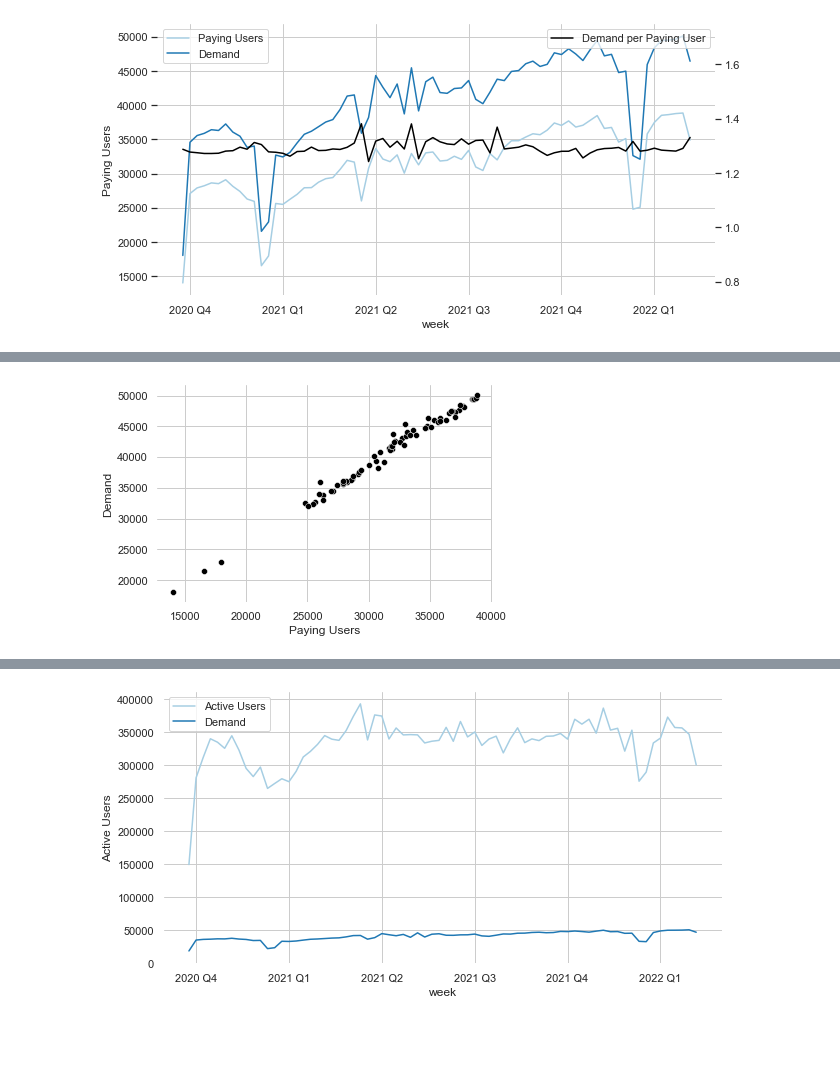
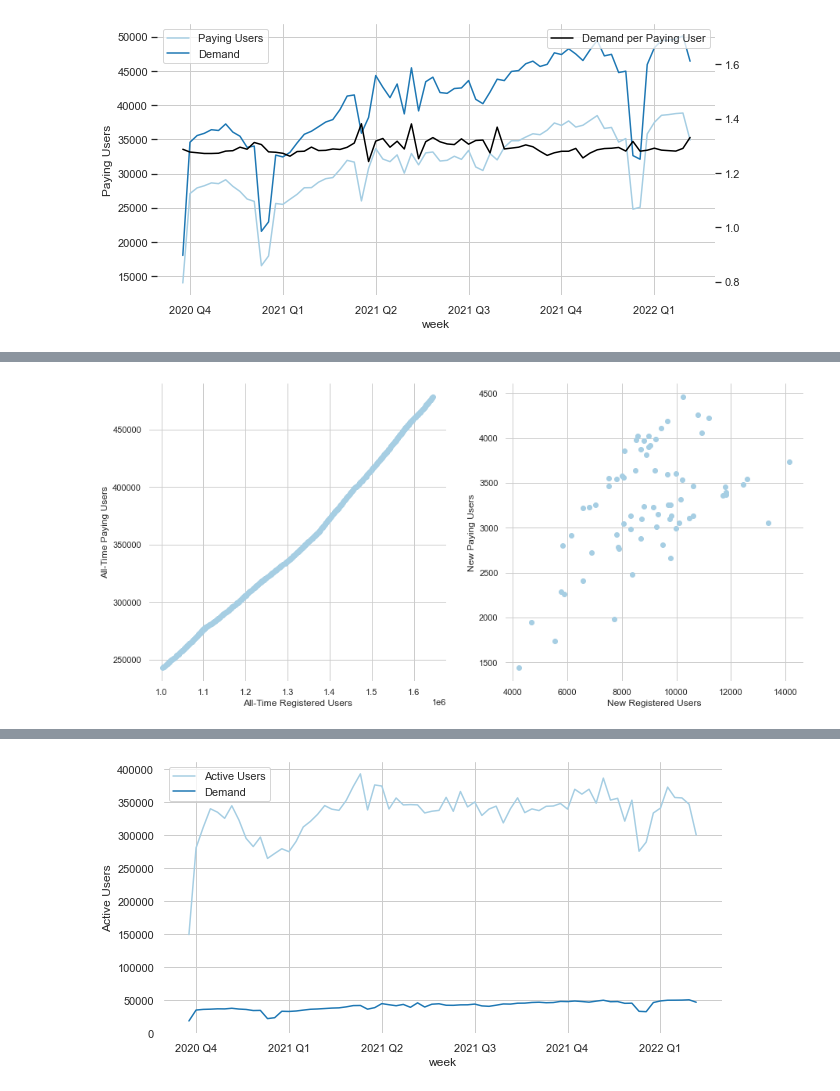
Before and after one commit to ninadamaso/Demand-supply-analysis-and-prediction, a Jupyter notebook: Visualization GMR.ipynb, the cells around one changed output, grey strips where cells are left out. Cells and saved outputs as stored; diff of their text form; code cells hidden in the pictures; blank space fills up the shorter version.

```diff
--- a/Visualization GMR.ipynb
+++ b/Visualization GMR.ipynb
@@ -167,6 +163,16 @@ axs[1,1].set(xlabel="New Registered Users", ylabel="Demand");
-# %%
-g = sns.scatterplot(x="Paying Users", y="Demand",size=None, style=None, data=gmr_w, color= "Black")
-sns.despine(top=True, right=True, left=True, bottom=True);
-g.grid(True);
-# %% [output]
-[figure, removed]
+# %%
+fig, axs = plt.subplots(1, 2, figsize=(15,7))
+
+axs[0].scatter(x="All-TimeRegisteredUsers", y="All-TimePayingUsers", data=gmr)
+axs[1].scatter(x="New Registered Users", y="New Paying Users", data=gmr_w)
+
+sns.despine(top=True, right=True, left=True, bottom=True)
+axs[0].spines['left'].set_linewidth(0.5)
+axs[1].spines['left'].set_linewidth(0.5)
+axs[0].spines['bottom'].set_linewidth(0.5)
+axs[1].spines['bottom'].set_linewidth(0.5)
+
+axs[0].set(xlabel="All-Time Registered Users", ylabel="All-Time Paying Users")
+axs[1].set(xlabel="New Registered Users", ylabel="New Paying Users");
+# %% [output]
+[figure, added]
```
Also changed, not shown: parts of 8 cells of this notebook, 10 other files.
